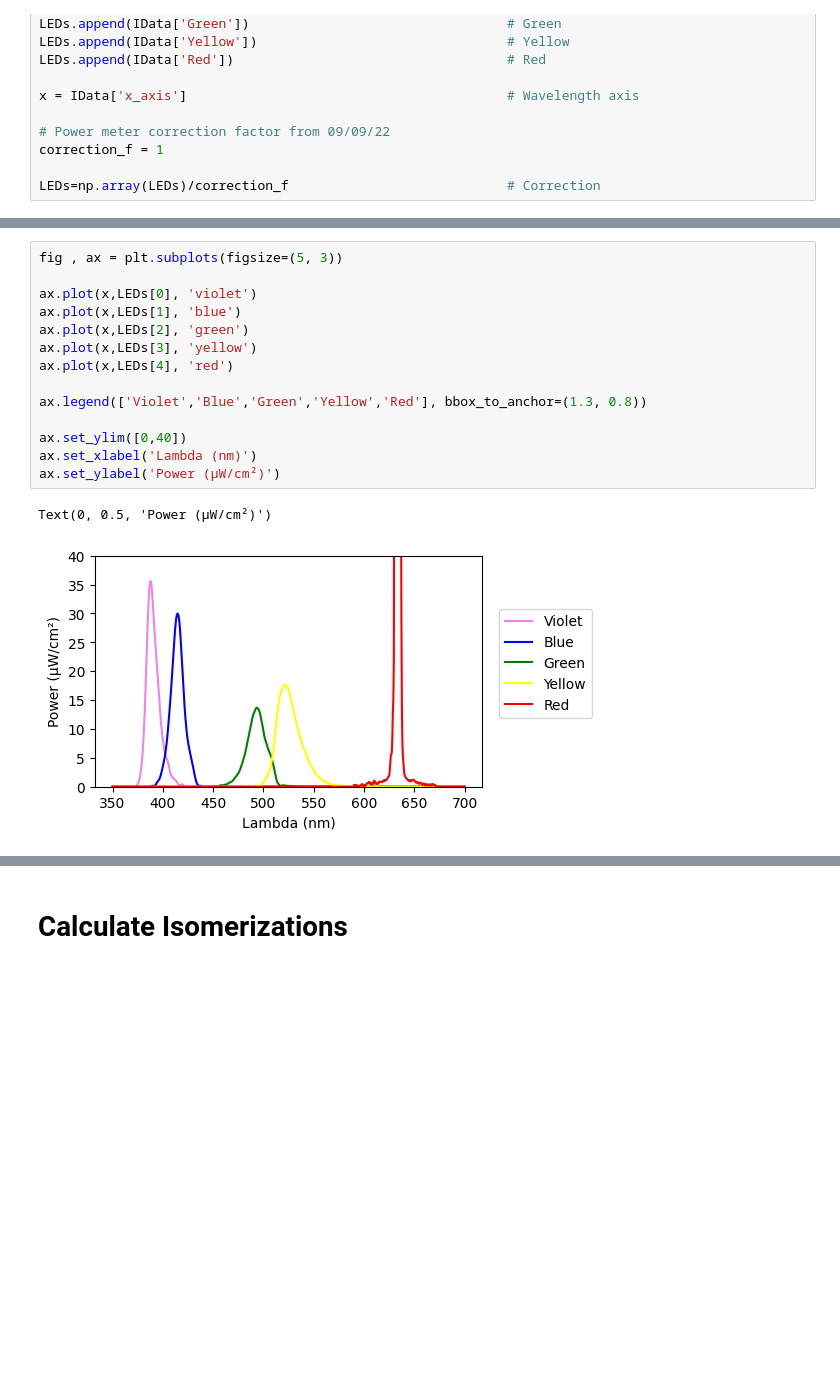
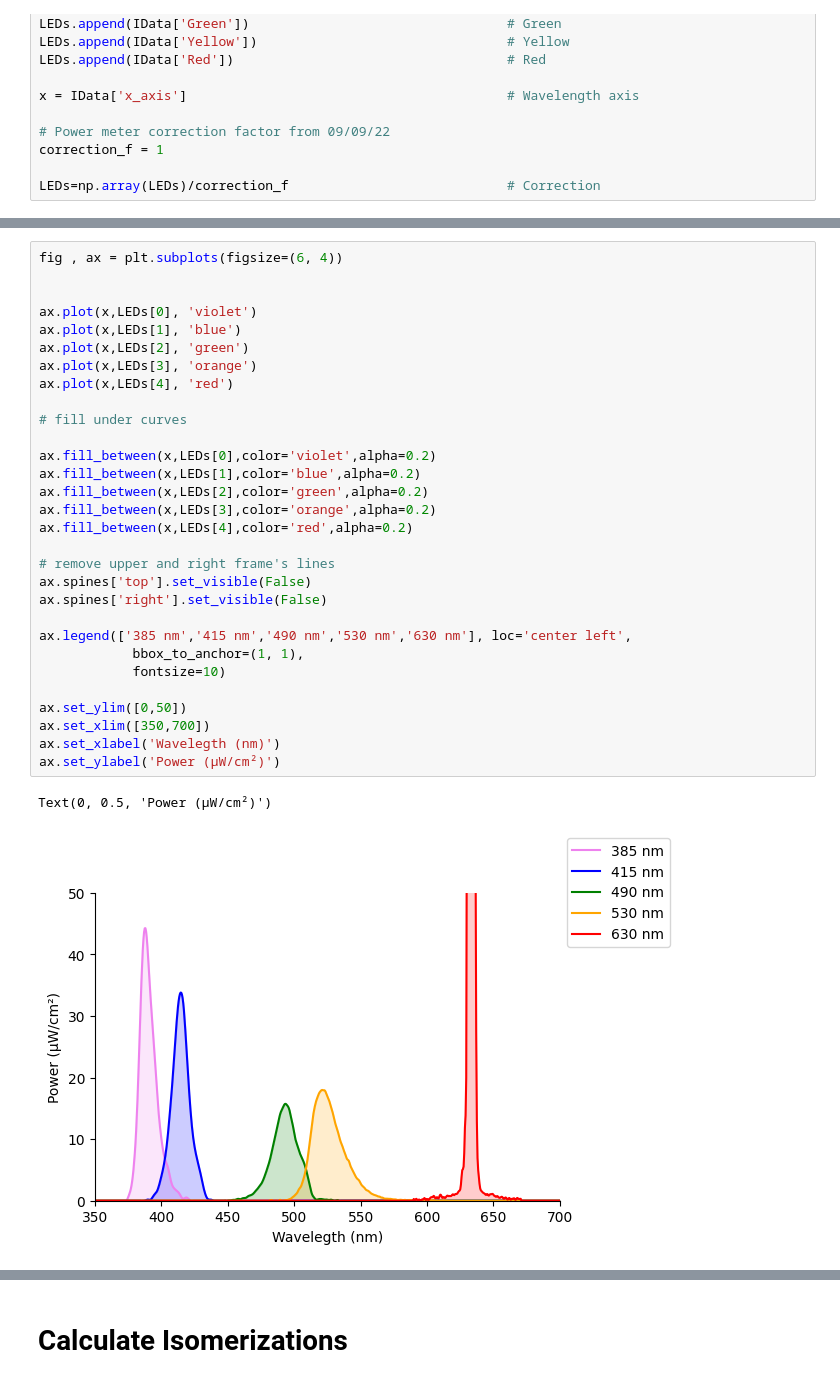
Before and after one commit to FilippoCastellani/photoreceptor_isomerisation, a Jupyter notebook: Calculate_isomerizations.ipynb, the cells around one changed output, grey strips where cells are left out. Cells and saved outputs as stored; diff of their text form; blank space fills up the shorter version.

```diff
--- a/Calculate_isomerizations.ipynb
+++ b/Calculate_isomerizations.ipynb
@@ -77,17 +112,33 @@ LEDs=np.array(LEDs)/correction_f                            # Correction
 # %%
-fig , ax = plt.subplots(figsize=(5, 3))
+fig , ax = plt.subplots(figsize=(6, 4))
+
 
 ax.plot(x,LEDs[0], 'violet')
 ax.plot(x,LEDs[1], 'blue')
 ax.plot(x,LEDs[2], 'green')
-ax.plot(x,LEDs[3], 'yellow')
+ax.plot(x,LEDs[3], 'orange')
 ax.plot(x,LEDs[4], 'red')
 
-ax.legend(['Violet','Blue','Green','Yellow','Red'], bbox_to_anchor=(1.3, 0.8))
+# fill under curves
 
-ax.set_ylim([0,40])
-ax.set_xlabel('Lambda (nm)')
+ax.fill_between(x,LEDs[0],color='violet',alpha=0.2)
+ax.fill_between(x,LEDs[1],color='blue',alpha=0.2)
+ax.fill_between(x,LEDs[2],color='green',alpha=0.2)
+ax.fill_between(x,LEDs[3],color='orange',alpha=0.2)
+ax.fill_between(x,LEDs[4],color='red',alpha=0.2)
+
+# remove upper and right frame's lines
+ax.spines['top'].set_visible(False)
+ax.spines['right'].set_visible(False)
+
+ax.legend(['385 nm','415 nm','490 nm','530 nm','630 nm'], loc='center left',
+            bbox_to_anchor=(1, 1),
+            fontsize=10)
+
+ax.set_ylim([0,50])
+ax.set_xlim([350,700])
+ax.set_xlabel('Wavelegth (nm)')
 ax.set_ylabel('Power (µW/cm²)')
 # %% [output]
 Text(0, 0.5, 'Power (µW/cm²)')
-[figure, old version]
+[figure, new version]
```
Also changed, not shown: parts of 10 cells of this notebook.
